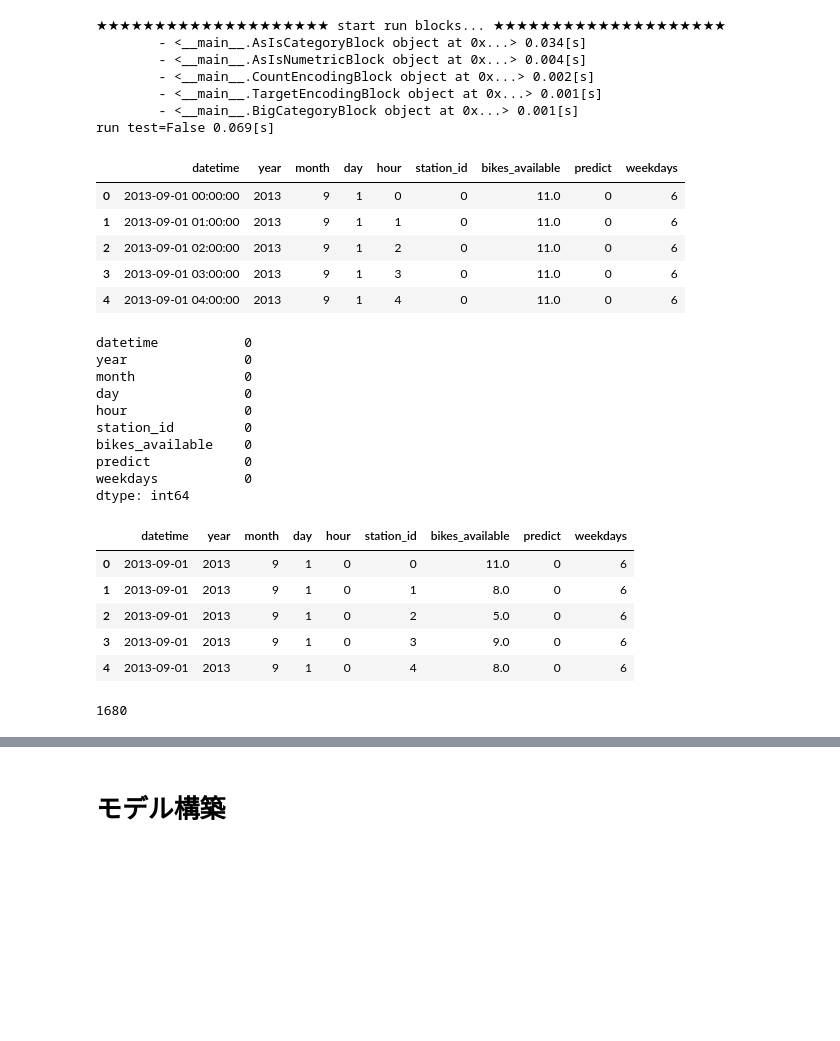
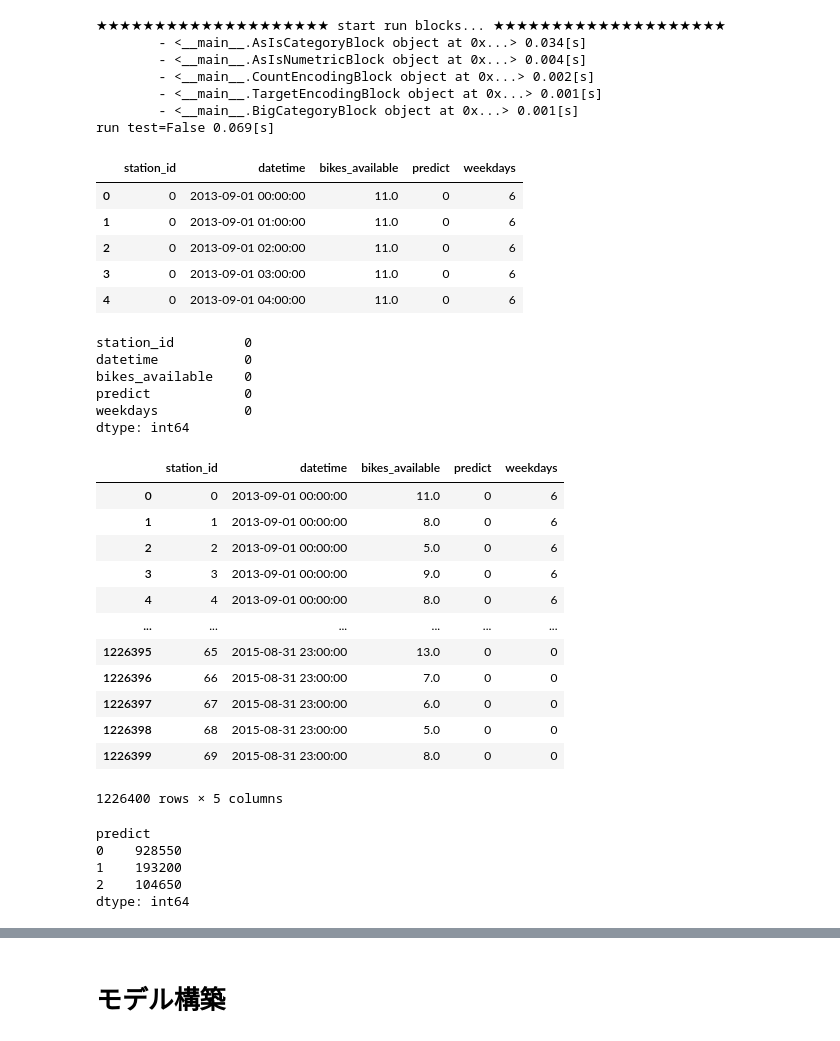
Before and after one commit to snoopy0420/atma_udemy, a Jupyter notebook: notebooks/baseline.ipynb, the cells around one changed output, grey strips where cells are left out. Drawn from its saved outputs; the diff is of its cells as text; code cells hidden in the pictures; blank space fills up the shorter version.

```diff
--- a/notebooks/baseline.ipynb
+++ b/notebooks/baseline.ipynb
@@ -416,12 +420,12 @@ df_status_feat = df_status.copy()
 df_status_feat["weekdays"] = df_status["datetime"].dt.weekday
 # %%
 #これから細かい前処理をするためにmain_dfを作成
-main_df = df_status_feat[["datetime", "year", "month", "day", "hour", "station_id","bikes_available","predict", "weekdays"]]
+main_df = df_status_feat[["station_id", "datetime", "bikes_available", "predict", "weekdays"]]
 main_df.head()
 # %% [output]
-|  | datetime | year | month | day | hour | station_id | bikes_available | predict | weekdays |
-| 0 | 2013-09-01 00:00:00 | 2013 | 9 | 1 | 0 | 0 | 11.0 | 0 | 6 |
-| 1 | 2013-09-01 01:00:00 | 2013 | 9 | 1 | 1 | 0 | 11.0 | 0 | 6 |
-| 2 | 2013-09-01 02:00:00 | 2013 | 9 | 1 | 2 | 0 | 11.0 | 0 | 6 |
-| 3 | 2013-09-01 03:00:00 | 2013 | 9 | 1 | 3 | 0 | 11.0 | 0 | 6 |
-| 4 | 2013-09-01 04:00:00 | 2013 | 9 | 1 | 4 | 0 | 11.0 | 0 | 6 |
+|  | station_id | datetime | bikes_available | predict | weekdays |
+| 0 | 0 | 2013-09-01 00:00:00 | 11.0 | 0 | 6 |
+| 1 | 0 | 2013-09-01 01:00:00 | 11.0 | 0 | 6 |
+| 2 | 0 | 2013-09-01 02:00:00 | 11.0 | 0 | 6 |
+| 3 | 0 | 2013-09-01 03:00:00 | 11.0 | 0 | 6 |
+| 4 | 0 | 2013-09-01 04:00:00 | 11.0 | 0 | 6 |
@@ -433,37 +432,35 @@ evaluation_dataset_df = main_df[main_df["datetime"]>="2014-08-31"]
 # %%
 #各ステーション毎に、欠損値を後の値で埋める
-train_dataset_df_new = pd.DataFrame()
-for station_id in train_dataset_df["station_id"].unique().tolist():
-    temp_df = train_dataset_df[train_dataset_df["station_id"]==station_id]
+main_df_new = pd.DataFrame()
+for station_id in main_df["station_id"].unique().tolist():
+    temp_df = main_df[main_df["station_id"]==station_id]
     temp_df = temp_df.fillna(method="bfill")
-    train_dataset_df_new = pd.concat([train_dataset_df_new,temp_df])
+    main_df_new = pd.concat([main_df_new,temp_df])
 
-print(train_dataset_df_new.isnull().sum())
+print(main_df_new.isnull().sum())
 # %% [output]
+station_id         0
 datetime           0
-year               0
-month              0
-day                0
-hour               0
-station_id         0
 bikes_available    0
 predict            0
 weekdays           0
 dtype: int64
 # %%
-#データセットを時系列に並び替える(後ほど説明)
-train_df = train_dataset_df_new.sort_values(["datetime","station_id"],ascending=True).reset_index(drop=True)
-evaluation_dataset_df = evaluation_dataset_df.sort_values(["datetime","station_id"],ascending=True).reset_index(drop=True)
+#データセットを時系列に並び替える
+main_df_new = main_df_new.sort_values(["datetime","station_id"],ascending=True).reset_index(drop=True)
 #学習用データセット
-train_df.head()
+main_df_new
 # %% [output]
-|  | datetime | year | month | day | hour | station_id | bikes_available | predict | weekdays |
-| 0 | 2013-09-01 | 2013 | 9 | 1 | 0 | 0 | 11.0 | 0 | 6 |
-| 1 | 2013-09-01 | 2013 | 9 | 1 | 0 | 1 | 8.0 | 0 | 6 |
-| 2 | 2013-09-01 | 2013 | 9 | 1 | 0 | 2 | 5.0 | 0 | 6 |
-| 3 | 2013-09-01 | 2013 | 9 | 1 | 0 | 3 | 9.0 | 0 | 6 |
-| 4 | 2013-09-01 | 2013 | 9 | 1 | 0 | 4 | 8.0 | 0 | 6 |
+|  | station_id | datetime | bikes_available | predict | weekdays |
+| 0 | 0 | 2013-09-01 00:00:00 | 11.0 | 0 | 6 |
+| 1 | 1 | 2013-09-01 00:00:00 | 8.0 | 0 | 6 |
+| 2 | 2 | 2013-09-01 00:00:00 | 5.0 | 0 | 6 |
+| 3 | 3 | 2013-09-01 00:00:00 | 9.0 | 0 | 6 |
+| 4 | 4 | 2013-09-01 00:00:00 | 8.0 | 0 | 6 |
+| ... | ... | ... | ... | ... | ... |
+| 1226395 | 65 | 2015-08-31 23:00:00 | 13.0 | 0 | 0 |
+| 1226396 | 66 | 2015-08-31 23:00:00 | 7.0 | 0 | 0 |
+| 1226397 | 67 | 2015-08-31 23:00:00 | 6.0 | 0 | 0 |
+| 1226398 | 68 | 2015-08-31 23:00:00 | 5.0 | 0 | 0 |
+| 1226399 | 69 | 2015-08-31 23:00:00 | 8.0 | 0 | 0 |
+1226400 rows × 5 columns
-# %%
-24 * 70
-# %% [output]
-1680
@@ -469,0 +488,8 @@ train_df.head()
+# %%
+main_df_new.groupby("predict").size()
+# %% [output]
+predict
+0    928550
+1    193200
+2    104650
+dtype: int64
```
Also changed, not shown: parts of 59 cells of this notebook, 5 other files.
